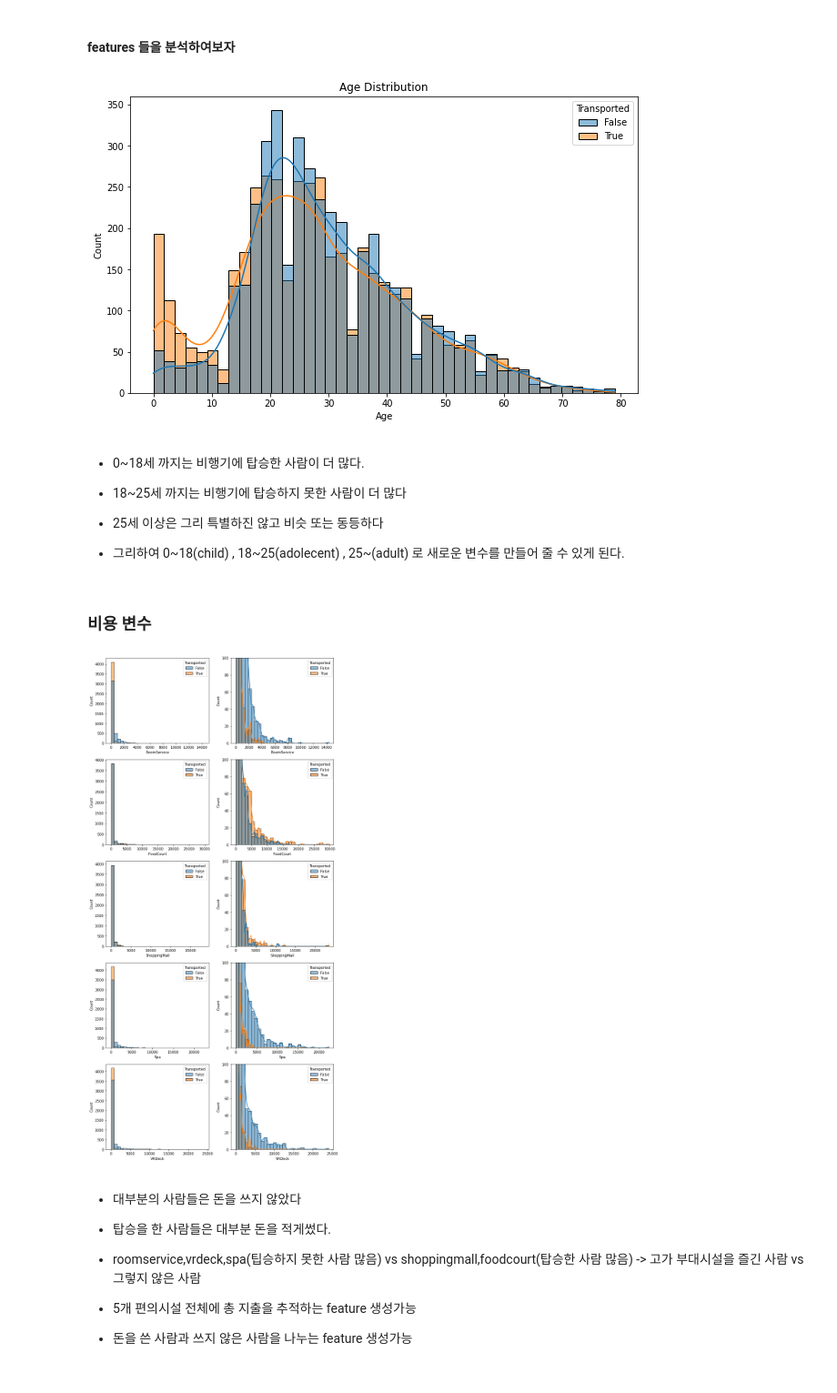
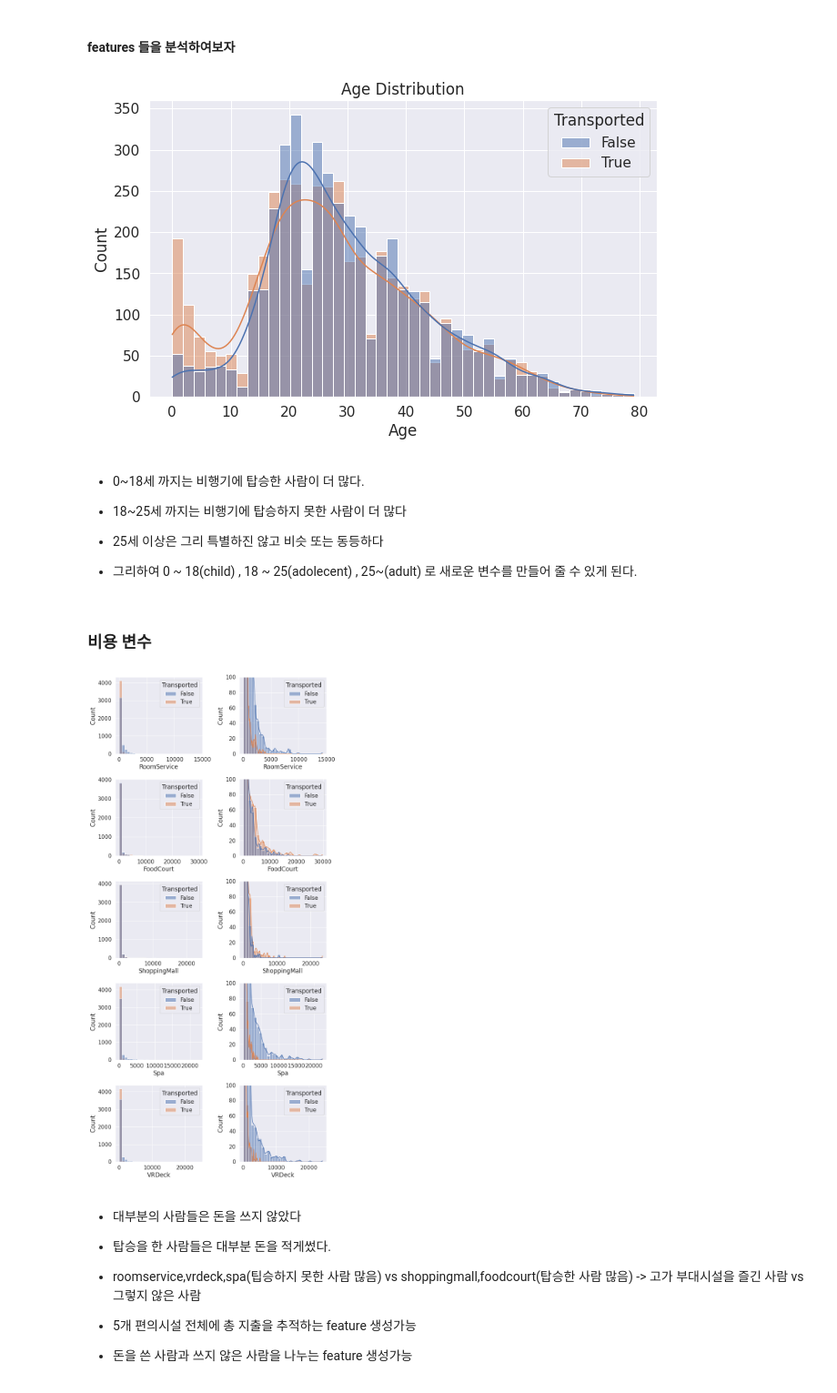
Before and after one commit to Kimyoungjae777/spaceship_titanic-project, a Jupyter notebook: kim-young-jae-analyst.ipynb, the cells around one changed output. Shown at 91% size. Drawn from its saved outputs; the diff is of its cells as text; code cells hidden in the pictures.

```diff
--- a/kim-young-jae-analyst.ipynb
+++ b/kim-young-jae-analyst.ipynb
@@ -30,6 +30,45 @@ for dirname, _, filenames in os.walk('/kaggle/input'):
 - 수강생명 : 김영재
 # %% [markdown]
 # reference:https://www.kaggle.com/code/samuelcortinhas/spaceship-titanic-a-complete-guide
+# %%
+from sklearn.linear_model import LinearRegression, LogisticRegression
+from sklearn.neighbors import KNeighborsClassifier
+from sklearn.svm import SVC
+from sklearn.tree import DecisionTreeClassifier
+from sklearn.ensemble import RandomForestClassifier
+from xgboost import XGBClassifier
+from lightgbm import LGBMClassifier
+from catboost import CatBoostClassifier
+from sklearn.naive_bayes import GaussianNB
+
+
+# Core
+import numpy as np
+import pandas as pd
+import matplotlib.pyplot as plt
+%matplotlib inline
+import seaborn as sns
+sns.set(style='darkgrid', font_scale=1.4)
+from imblearn.over_sampling import SMOTE
+import itertools
+import warnings
+warnings.filterwarnings('ignore')
+import plotly.express as px
+import time
+
+# Sklearn
+from sklearn.model_selection import train_test_split, GridSearchCV, RandomizedSearchCV, StratifiedKFold
+from sklearn.metrics import accuracy_score, confusion_matrix, recall_score, precision_score, f1_score
+from sklearn.metrics import roc_auc_score, plot_confusion_matrix, plot_roc_curve, roc_curve
+from sklearn.preprocessing import StandardScaler, MinMaxScaler, OneHotEncoder, LabelEncoder
+from sklearn.feature_selection import mutual_info_classif
+from sklearn.decomposition import PCA
+from sklearn.compose import ColumnTransformer
+from sklearn.pipeline import Pipeline
+from sklearn.impute import SimpleImputer
+import eli5
+from eli5.sklearn import PermutationImportance
+from sklearn.utils import resample
 # %% [markdown]
 # Step 1. 라이브러리 및 데이터 불러오기
 - 본 프로젝트 수행을 위한 필수 라이브러리를 불러온다.
@@ -143,30 +182,32 @@ sns.histplot(data=train_data,x='Age',hue='Transported',kde=True)
 plt.title('Age Distribution')
 plt.show()
 # %% [output]
-[figure, old version]
+[figure, new version]
 # %% [markdown]
 - 0~18세 까지는 비행기에 탑승한 사람이 더 많다.
 - 18~25세 까지는 비행기에 탑승하지 못한 사람이 더 많다
 - 25세 이상은 그리 특별하진 않고 비슷 또는 동등하다
 
-- 그리하여 0~18(child) , 18~25(adolecent) , 25~(adult) 로 새로운 변수를 만들어 줄 수 있게 된다.
+- 그리하여 0 ~ 18(child) , 18 ~ 25(adolecent) , 25~(adult) 로 새로운 변수를 만들어 줄 수 있게 된다.
 # %% [markdown]
 ### 비용 변수
 # %%
 exp_features=['RoomService','FoodCourt','ShoppingMall','Spa','VRDeck']
+luxury=['RoomService','Spa','VRDeck']
+normal=['FoodCourt','ShoppingMall']
 fig = plt.figure(figsize = (10, 20))
 for i, col in enumerate(exp_features):
     #왼쪽 그래프
     ax=fig.add_subplot(5,2,2*i+1) # 3번쨰 파라미터는 index 이다.
     sns.histplot(data=train_data,x=col,bins=30,hue='Transported',ax=ax)
     #오른쪽 그래프
     ax=fig.add_subplot(5,2,2*i+2)
     sns.histplot(data=train_data,x=col,bins=30,hue='Transported',kde=True,ax=ax)
     plt.ylim([0,100])  # count 의 범위를 낮춤으로써, 변화를 급격하게 보여준다
 fig.tight_layout()
 plt.show()
 # %% [output]
-[figure, old version]
+[figure, new version]
 # %% [markdown]
 - 대부분의 사람들은 돈을 쓰지 않았다
 - 탑승을 한 사람들은 대부분 돈을 적게썼다.
```
Also changed, not shown: parts of 37 cells of this notebook.
